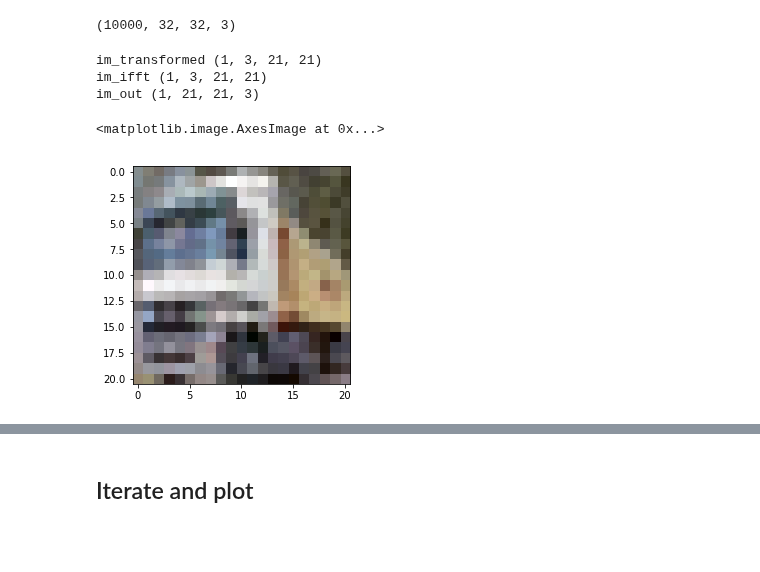
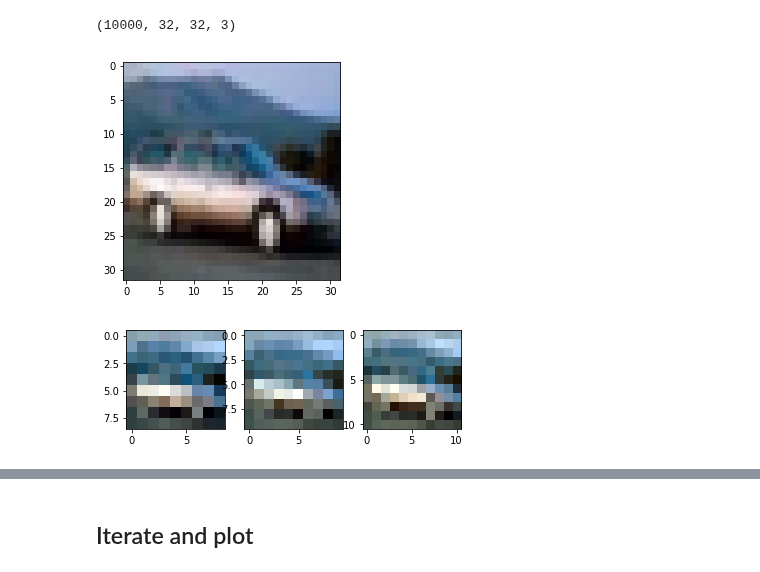
Before and after one commit to oracleofnj/spectral-repr-cnns, a Jupyter notebook: src/Frequency_Dropout_Testing.ipynb, the cells around one changed output, grey strips where cells are left out. Saved outputs shown, nothing was run; the diff lists cells and outputs as text; code cells hidden in the pictures; blank space fills up the shorter version.

```diff
--- a/src/Frequency_Dropout_Testing.ipynb
+++ b/src/Frequency_Dropout_Testing.ipynb
@@ -230,16 +227,18 @@ images.shape
 # %% [output]
 (10000, 32, 32, 3)
 # %%
-images = np.moveaxis(images, -1, 1)
+images_moved = np.moveaxis(images, -1, 1)
-# %%
-images_sp = spectral_pool(images[1:2], 21)[0]
-plt.imshow(images_sp[0], cmap='gray')
-# %% [output]
-im_transformed (1, 3, 21, 21)
-im_ifft (1, 3, 21, 21)
-im_out (1, 21, 21, 3)
-<matplotlib.image.AxesImage at 0x...>
-[figure, removed]
-# %%
-images_sp = spectral_pool(images[:10], 17)[0]
-plt.imshow(images_sp[1], cmap='gray')
+# %%
+image_idx = 4
+test_freq = 10
+
+plt.imshow(images[image_idx])
+plt.show()
+fig, axes = plt.subplots(1,3)
+for trunc_freq, ax in zip([test_freq-1,test_freq,test_freq+1], axes.ravel()):
+    images_pooled, images_sp = spectral_pool(images_moved[image_idx:(image_idx+1)], trunc_freq, return_transformed=True)
+    ax.imshow(np.clip(images_sp[0],0,1), cmap='gray')
+plt.show()
+# %% [output]
+[figure, added]
+[figure, added]
```
Also changed, not shown: parts of 2 cells of this notebook, 3 other files.
